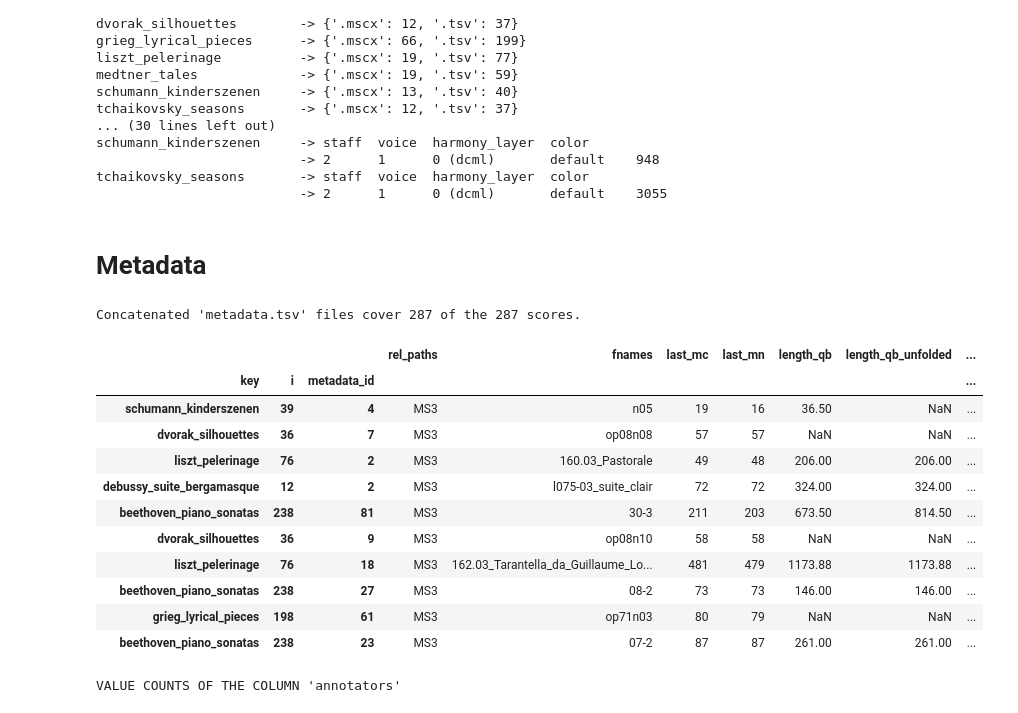
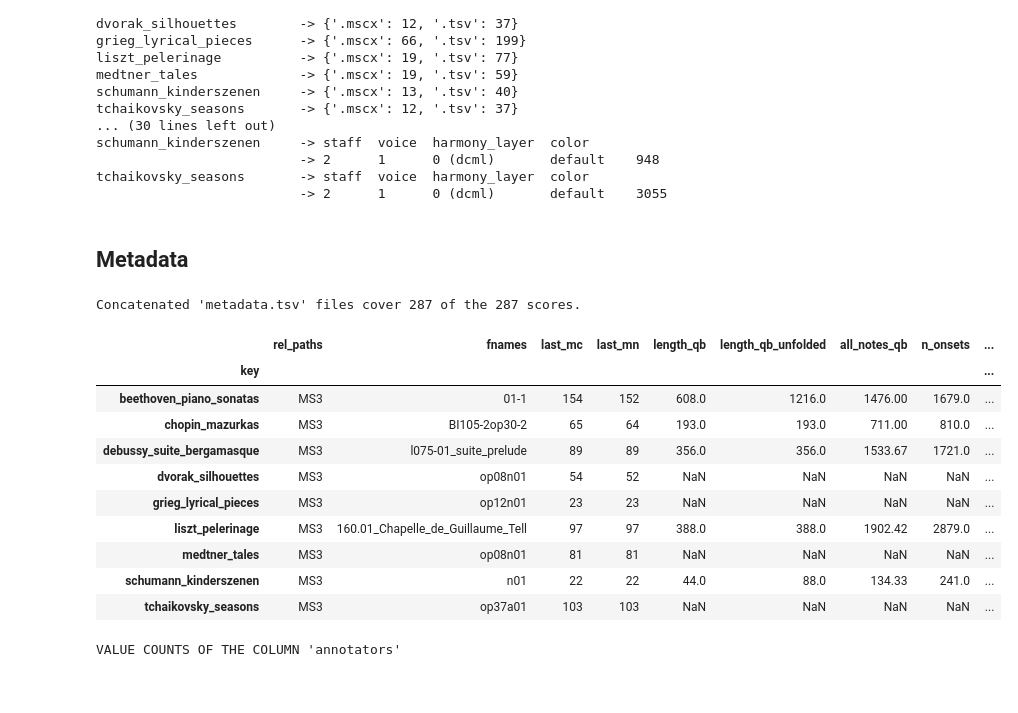
Before and after one commit to DCMLab/data_reports, a Jupyter notebook: generate.ipynb, the cells around one changed output. Cells and saved outputs as stored; diff of their text form; code cells hidden in the pictures.

Commit message:
adds corpus overview, gets rid of sampled output (for reducing diffs)

```diff
--- a/generate.ipynb
+++ b/generate.ipynb
@@ -53,25 +53,24 @@ schumann_kinderszenen     -> staff  voice  harmony_layer  color
 tchaikovsky_seasons       -> staff  voice  harmony_layer  color
                           -> 2      1      0 (dcml)       default    3055
 # %% [markdown]
-# Metadata
+## Metadata
 # %%
 all_metadata = corpus.data.metadata(from_tsv=True)
 print(f"Concatenated 'metadata.tsv' files cover {len(all_metadata)} of the {len(corpus.data._score_ids())} scores.")
-all_metadata.sample(10)
+all_metadata.groupby(level=0).nth(0)
 # %% [output]
 Concatenated 'metadata.tsv' files cover 287 of the 287 scores.
-|  |  |  | rel_paths | fnames | last_mc | last_mn | length_qb | length_qb_unfolded | ... |
-| key | i | metadata_id |  |  |  |  |  |  | ... |
-| schumann_kinderszenen | 39 | 4 | MS3 | n05 | 19 | 16 | 36.50 | NaN | ... |
-| dvorak_silhouettes | 36 | 7 | MS3 | op08n08 | 57 | 57 | NaN | NaN | ... |
-| liszt_pelerinage | 76 | 2 | MS3 | 160.03_Pastorale | 49 | 48 | 206.00 | 206.00 | ... |
-| debussy_suite_bergamasque | 12 | 2 | MS3 | l075-03_suite_clair | 72 | 72 | 324.00 | 324.00 | ... |
-| beethoven_piano_sonatas | 238 | 81 | MS3 | 30-3 | 211 | 203 | 673.50 | 814.50 | ... |
-| dvorak_silhouettes | 36 | 9 | MS3 | op08n10 | 58 | 58 | NaN | NaN | ... |
-| liszt_pelerinage | 76 | 18 | MS3 | 162.03_Tarantella_da_Guillaume_Lo... | 481 | 479 | 1173.88 | 1173.88 | ... |
-| beethoven_piano_sonatas | 238 | 27 | MS3 | 08-2 | 73 | 73 | 146.00 | 146.00 | ... |
-| grieg_lyrical_pieces | 198 | 61 | MS3 | op71n03 | 80 | 79 | NaN | NaN | ... |
-| beethoven_piano_sonatas | 238 | 23 | MS3 | 07-2 | 87 | 87 | 261.00 | 261.00 | ... |
+|  | rel_paths | fnames | last_mc | last_mn | length_qb | length_qb_unfolded | all_notes_qb | n_onsets | ... |
+| key |  |  |  |  |  |  |  |  | ... |
+| beethoven_piano_sonatas | MS3 | 01-1 | 154 | 152 | 608.0 | 1216.0 | 1476.00 | 1679.0 | ... |
+| chopin_mazurkas | MS3 | BI105-2op30-2 | 65 | 64 | 193.0 | 193.0 | 711.00 | 810.0 | ... |
+| debussy_suite_bergamasque | MS3 | l075-01_suite_prelude | 89 | 89 | 356.0 | 356.0 | 1533.67 | 1721.0 | ... |
+| dvorak_silhouettes | MS3 | op08n01 | 54 | 52 | NaN | NaN | NaN | NaN | ... |
+| grieg_lyrical_pieces | MS3 | op12n01 | 23 | 23 | NaN | NaN | NaN | NaN | ... |
+| liszt_pelerinage | MS3 | 160.01_Chapelle_de_Guillaume_Tell | 97 | 97 | 388.0 | 388.0 | 1902.42 | 2879.0 | ... |
+| medtner_tales | MS3 | op08n01 | 81 | 81 | NaN | NaN | NaN | NaN | ... |
+| schumann_kinderszenen | MS3 | n01 | 22 | 22 | 44.0 | 88.0 | 134.33 | 241.0 | ... |
+| tchaikovsky_seasons | MS3 | op37a01 | 103 | 103 | NaN | NaN | NaN | NaN | ... |
 # %%
 print("VALUE COUNTS OF THE COLUMN 'annotators'")
 all_metadata.annotators.value_counts()
```
Also changed, not shown: parts of 24 cells of this notebook.
